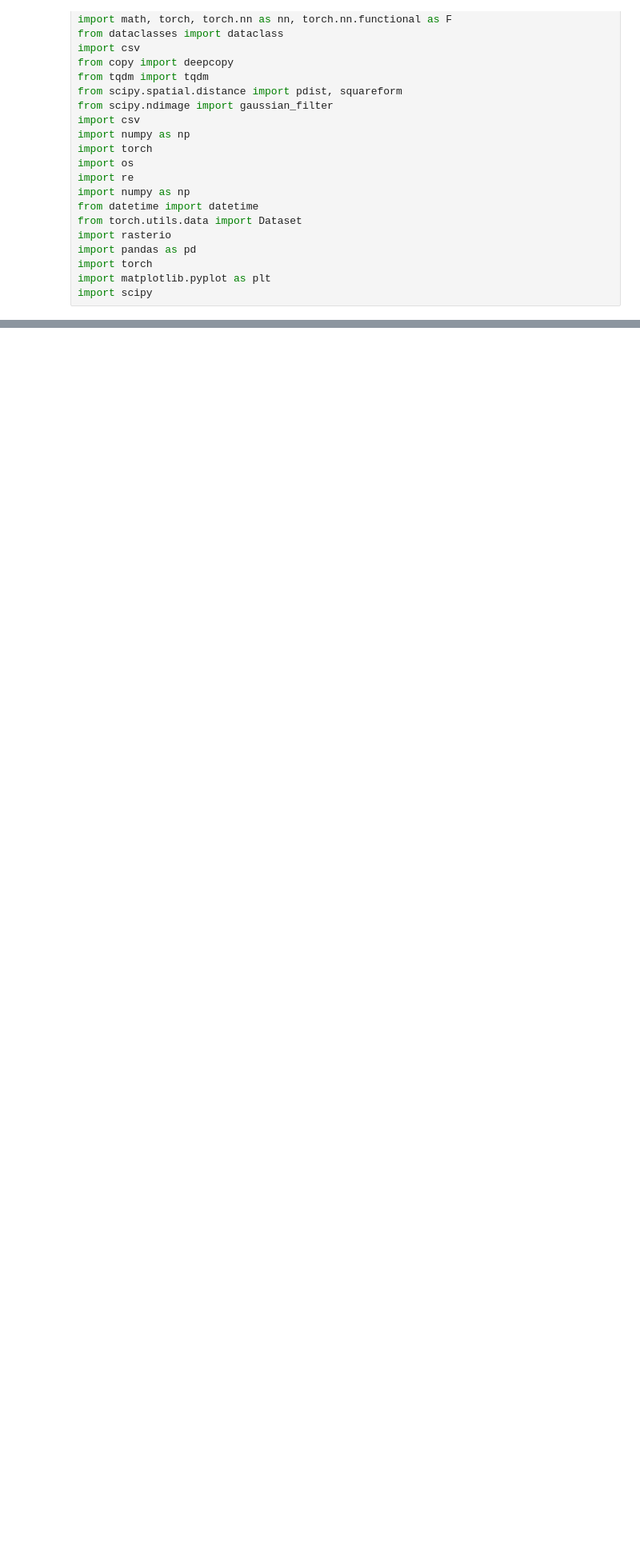
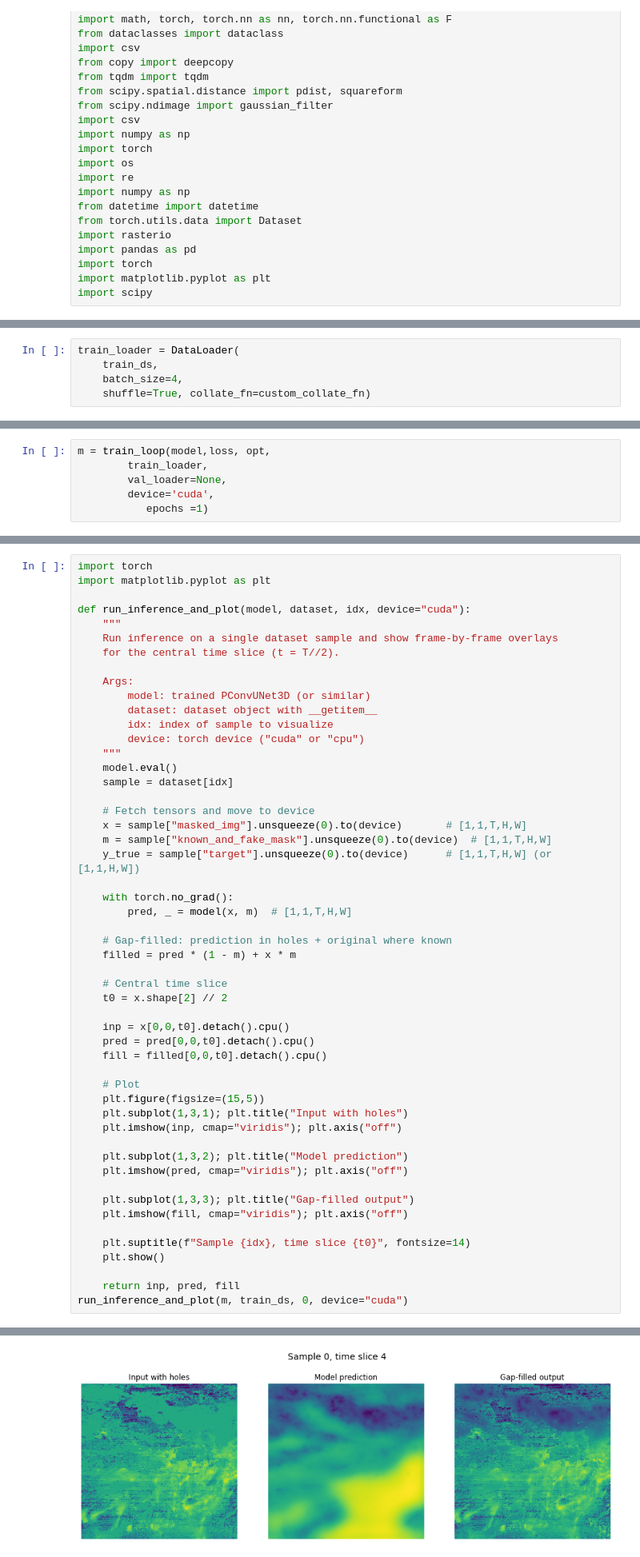
Before and after one commit to sscott108/tempo_inpaint, a Jupyter notebook: dev_notebooks/3d_pconvunet.ipynb, the cells around one changed output, grey strips where cells are left out. Shown at 80% size. Cells and saved outputs as stored; diff of their text form; blank space fills up the shorter version.

```diff
--- a/dev_notebooks/3d_pconvunet.ipynb
+++ b/dev_notebooks/3d_pconvunet.ipynb
@@ -1065,0 +797,5 @@ SyntaxError: positional argument follows keyword argument (<ipython-input-15-8d2
+# %%
+train_loader = DataLoader(
+    train_ds,
+    batch_size=4,
+    shuffle=True, collate_fn=custom_collate_fn)
@@ -1065,0 +1282,6 @@ SyntaxError: positional argument follows keyword argument (<ipython-input-15-8d2
+# %%
+m = train_loop(model,loss, opt,
+        train_loader,
+        val_loader=None,
+        device='cuda',
+           epochs =1)
@@ -1065,0 +1290,53 @@ SyntaxError: positional argument follows keyword argument (<ipython-input-15-8d2
+# %%
+import torch
+import matplotlib.pyplot as plt
+
+def run_inference_and_plot(model, dataset, idx, device="cuda"):
+    """
+    Run inference on a single dataset sample and show frame-by-frame overlays
+    for the central time slice (t = T//2).
+
+    Args:
+        model: trained PConvUNet3D (or similar)
+        dataset: dataset object with __getitem__
+        idx: index of sample to visualize
+        device: torch device ("cuda" or "cpu")
+    """
+    model.eval()
+    sample = dataset[idx]
+
+    # Fetch tensors and move to device
+    x = sample["masked_img"].unsqueeze(0).to(device)       # [1,1,T,H,W]
+    m = sample["known_and_fake_mask"].unsqueeze(0).to(device)  # [1,1,T,H,W]
+    y_true = sample["target"].unsqueeze(0).to(device)      # [1,1,T,H,W] (or [1,1,H,W])
+
+    with torch.no_grad():
+        pred, _ = model(x, m)  # [1,1,T,H,W]
+
+    # Gap-filled: prediction in holes + original where known
+    filled = pred * (1 - m) + x * m
+
+    # Central time slice
+    t0 = x.shape[2] // 2
+
+    inp = x[0,0,t0].detach().cpu()
+    pred = pred[0,0,t0].detach().cpu()
+    fill = filled[0,0,t0].detach().cpu()
+
+    # Plot
+    plt.figure(figsize=(15,5))
+    plt.subplot(1,3,1); plt.title("Input with holes")
+    plt.imshow(inp, cmap="viridis"); plt.axis("off")
+
+    plt.subplot(1,3,2); plt.title("Model prediction")
+    plt.imshow(pred, cmap="viridis"); plt.axis("off")
+
+    plt.subplot(1,3,3); plt.title("Gap-filled output")
+    plt.imshow(fill, cmap="viridis"); plt.axis("off")
+
+    plt.suptitle(f"Sample {idx}, time slice {t0}", fontsize=14)
+    plt.show()
+
+    return inp, pred, fill
+run_inference_and_plot(m, train_ds, 0, device="cuda")
+# %% [output]
@@ -1065,0 +1351 @@ SyntaxError: positional argument follows keyword argument (<ipython-input-15-8d2
+[figure, added]
```
Also changed, not shown: parts of 12 cells of this notebook, 18 other files.
